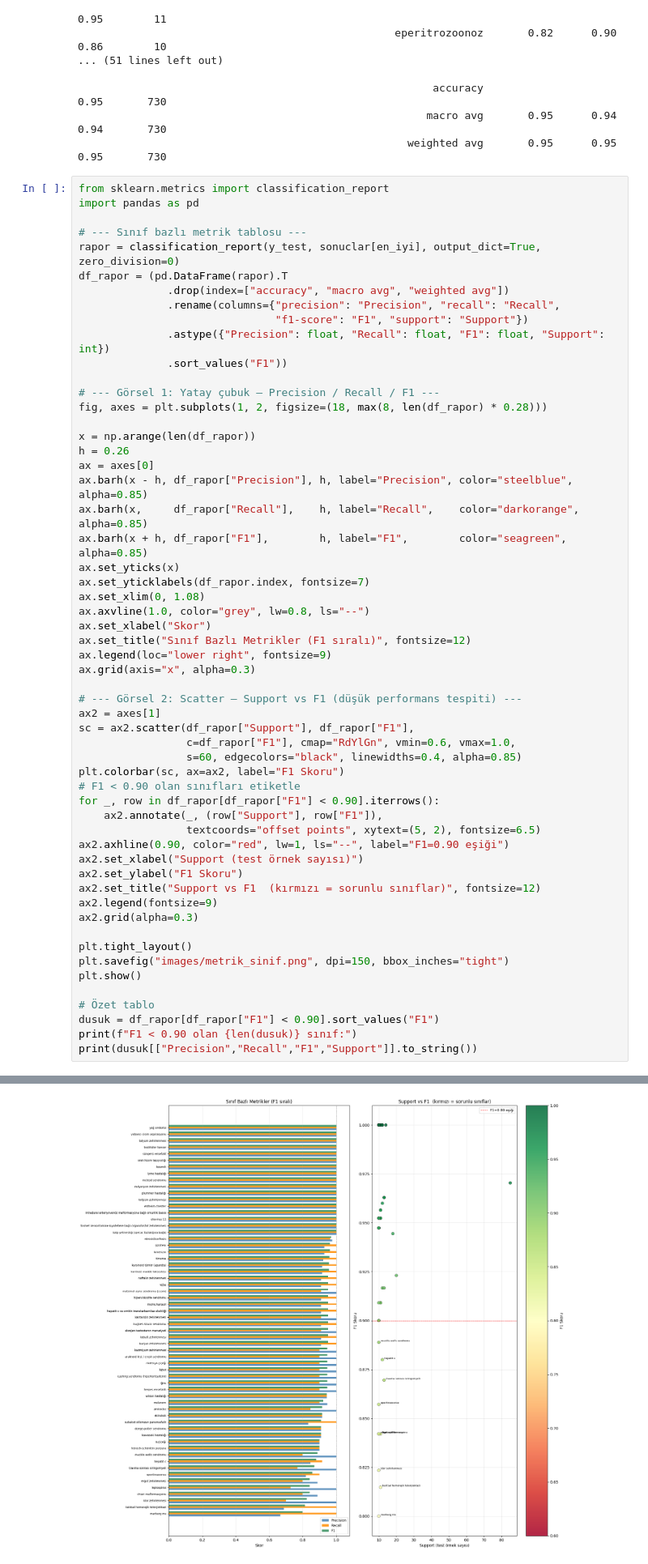
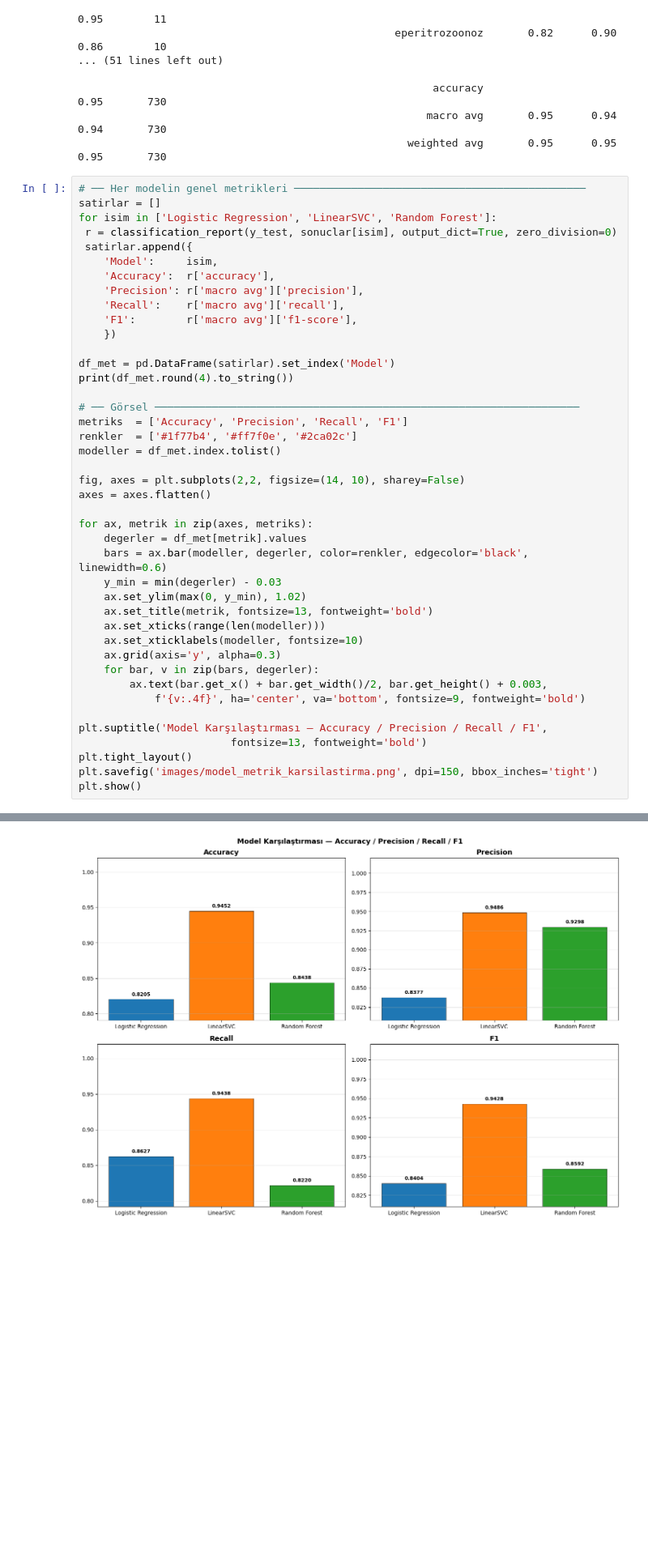
Before and after one commit to gadex203/HouseMD_NLP, a Jupyter notebook: housemd_classification.ipynb, the cells around one changed output, grey strips where cells are left out. Shown at 81% size. Cells and saved outputs as stored; diff of their text form; blank space fills up the shorter version.

Commit message:
LinearSVC vers.

```diff
--- a/housemd_classification.ipynb
+++ b/housemd_classification.ipynb
@@ -1263,59 +1260,45 @@ print(classification_report(y_test, sonuclar[en_iyi]))
                                                        macro avg       0.95      0.94      0.94       730
                                                     weighted avg       0.95      0.95      0.95       730
 # %%
-from sklearn.metrics import classification_report
-import pandas as pd
+# ── Her modelin genel metrikleri ──────────────────────────────────────────────
+satirlar = []
+for isim in ['Logistic Regression', 'LinearSVC', 'Random Forest']:
+ r = classification_report(y_test, sonuclar[isim], output_dict=True, zero_division=0)
+ satirlar.append({
+    'Model':     isim,
+    'Accuracy':  r['accuracy'],
+    'Precision': r['macro avg']['precision'],
+    'Recall':    r['macro avg']['recall'],
+    'F1':        r['macro avg']['f1-score'],
+    })
 
-# --- Sınıf bazlı metrik tablosu ---
-rapor = classification_report(y_test, sonuclar[en_iyi], output_dict=True, zero_division=0)
-df_rapor = (pd.DataFrame(rapor).T
-              .drop(index=["accuracy", "macro avg", "weighted avg"])
-              .rename(columns={"precision": "Precision", "recall": "Recall",
-                               "f1-score": "F1", "support": "Support"})
-              .astype({"Precision": float, "Recall": float, "F1": float, "Support": int})
-              .sort_values("F1"))
+df_met = pd.DataFrame(satirlar).set_index('Model')
+print(df_met.round(4).to_string())
 
-# --- Görsel 1: Yatay çubuk — Precision / Recall / F1 ---
-fig, axes = plt.subplots(1, 2, figsize=(18, max(8, len(df_rapor) * 0.28)))
+# ── Görsel ───────────────────────────────────────────────────────────────────
+metriks  = ['Accuracy', 'Precision', 'Recall', 'F1']
+renkler  = ['#1f77b4', '#ff7f0e', '#2ca02c']
+modeller = df_met.index.tolist()
 
-x = np.arange(len(df_rapor))
-h = 0.26
-ax = axes[0]
-ax.barh(x - h, df_rapor["Precision"], h, label="Precision", color="steelblue",   alpha=0.85)
-ax.barh(x,     df_rapor["Recall"],    h, label="Recall",    color="darkorange",  alpha=0.85)
-ax.barh(x + h, df_rapor["F1"],        h, label="F1",        color="seagreen",    alpha=0.85)
-ax.set_yticks(x)
-ax.set_yticklabels(df_rapor.index, fontsize=7)
-ax.set_xlim(0, 1.08)
-ax.axvline(1.0, color="grey", lw=0.8, ls="--")
-ax.set_xlabel("Skor")
-ax.set_title("Sınıf Bazlı Metrikler (F1 sıralı)", fontsize=12)
-ax.legend(loc="lower right", fontsize=9)
-ax.grid(axis="x", alpha=0.3)
+fig, axes = plt.subplots(2,2, figsize=(14, 10), sharey=False)
+axes = axes.flatten()
 
-# --- Görsel 2: Scatter — Support vs F1 (düşük performans tespiti) ---
-ax2 = axes[1]
-sc = ax2.scatter(df_rapor["Support"], df_rapor["F1"],
-                 c=df_rapor["F1"], cmap="RdYlGn", vmin=0.6, vmax=1.0,
-                 s=60, edgecolors="black", linewidths=0.4, alpha=0.85)
-plt.colorbar(sc, ax=ax2, label="F1 Skoru")
-# F1 < 0.90 olan sınıfları etiketle
-for _, row in df_rapor[df_rapor["F1"] < 0.90].iterrows():
-    ax2.annotate(_, (row["Support"], row["F1"]),
-                 textcoords="offset points", xytext=(5, 2), fontsize=6.5)
-ax2.axhline(0.90, color="red", lw=1, ls="--", label="F1=0.90 eşiği")
-ax2.set_xlabel("Support (test örnek sayısı)")
-ax2.set_ylabel("F1 Skoru")
-ax2.set_title("Support vs F1  (kırmızı = sorunlu sınıflar)", fontsize=12)
-ax2.legend(fontsize=9)
-ax2.grid(alpha=0.3)
+for ax, metrik in zip(axes, metriks):
+    degerler = df_met[metrik].values
+    bars = ax.bar(modeller, degerler, color=renkler, edgecolor='black', linewidth=0.6)
+    y_min = min(degerler) - 0.03
+    ax.set_ylim(max(0, y_min), 1.02)
+    ax.set_title(metrik, fontsize=13, fontweight='bold')
+    ax.set_xticks(range(len(modeller)))
+    ax.set_xticklabels(modeller, fontsize=10)
+    ax.grid(axis='y', alpha=0.3)
+    for bar, v in zip(bars, degerler):
+        ax.text(bar.get_x() + bar.get_width()/2, bar.get_height() + 0.003,
+            f'{v:.4f}', ha='center', va='bottom', fontsize=9, fontweight='bold')
 
+plt.suptitle('Model Karşılaştırması — Accuracy / Precision / Recall / F1',
+                        fontsize=13, fontweight='bold')
 plt.tight_layout()
-plt.savefig("images/metrik_sinif.png", dpi=150, bbox_inches="tight")
+plt.savefig('images/model_metrik_karsilastirma.png', dpi=150, bbox_inches='tight')
 plt.show()
-
-# Özet tablo
-dusuk = df_rapor[df_rapor["F1"] < 0.90].sort_values("F1")
-print(f"F1 < 0.90 olan {len(dusuk)} sınıf:")
-print(dusuk[["Precision","Recall","F1","Support"]].to_string())
 # %% [output]
@@ -1322 +1310 @@ print(dusuk[["Precision","Recall","F1","Support"]].to_string())
-[figure, old version]
+[figure, new version]
```
Also changed, not shown: parts of 8 cells of this notebook, 10 other files.
